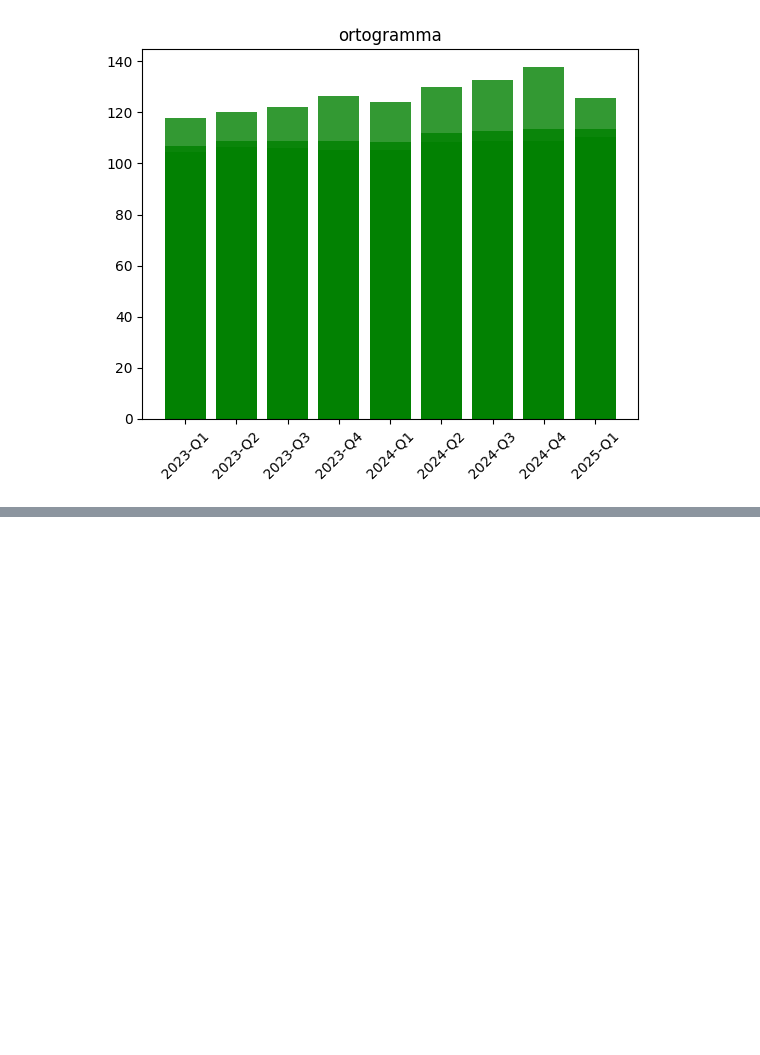
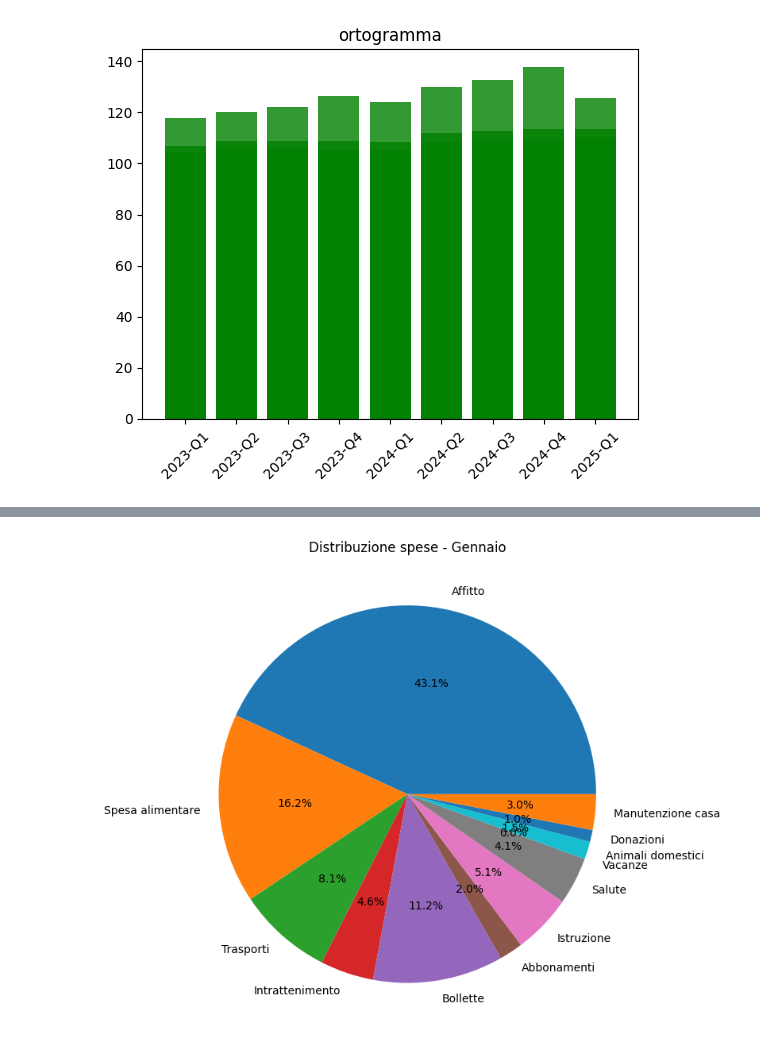
Before and after one commit to MatteoGabr/Data-Analisi, a Jupyter notebook: Analisi.ipynb, the cells around one changed output, grey strips where cells are left out. Drawn from its saved outputs; the diff is of its cells as text; code cells hidden in the pictures; blank space fills up the shorter version.

```diff
--- a/Analisi.ipynb
+++ b/Analisi.ipynb
@@ -56,0 +147,19 @@ plt.show()
+# %%
+df_incidenti = pd.read_csv('C:/Users/matte/Downloads/spese_mensili.csv', sep=',')
+df_dropped = df_incidenti.dropna(axis=1, how='all')
+
+df_ribaltato = pd.melt(df_dropped, id_vars=["Categoria"],
+                       var_name="Mese", value_name="Spesa")
+
+# Filtro per il mese desiderato
+mese_scelto = "Gennaio"
+df_filtro = df_ribaltato[df_ribaltato["Mese"] == mese_scelto]
+
+# Grafico a torta
+plt.figure(figsize=(8, 8))
+plt.pie(df_filtro["Spesa"], labels=df_filtro["Categoria"], autopct='%1.1f%%')
+plt.title(f"Distribuzione spese - {mese_scelto}")
+plt.tight_layout()
+plt.show()
+# %% [output]
+[figure, added]
```
Also changed, not shown: parts of 3 cells of this notebook.
